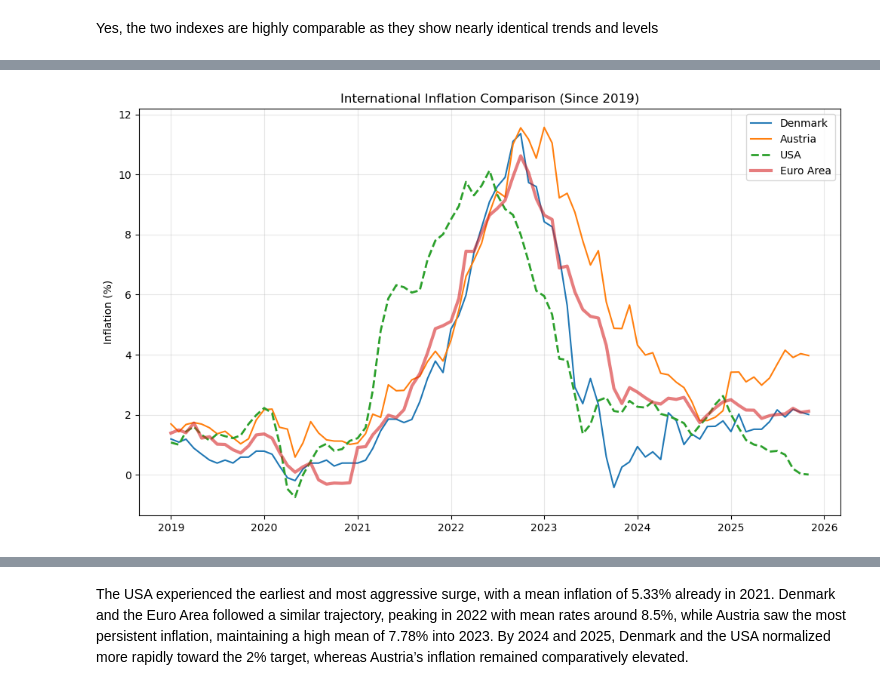
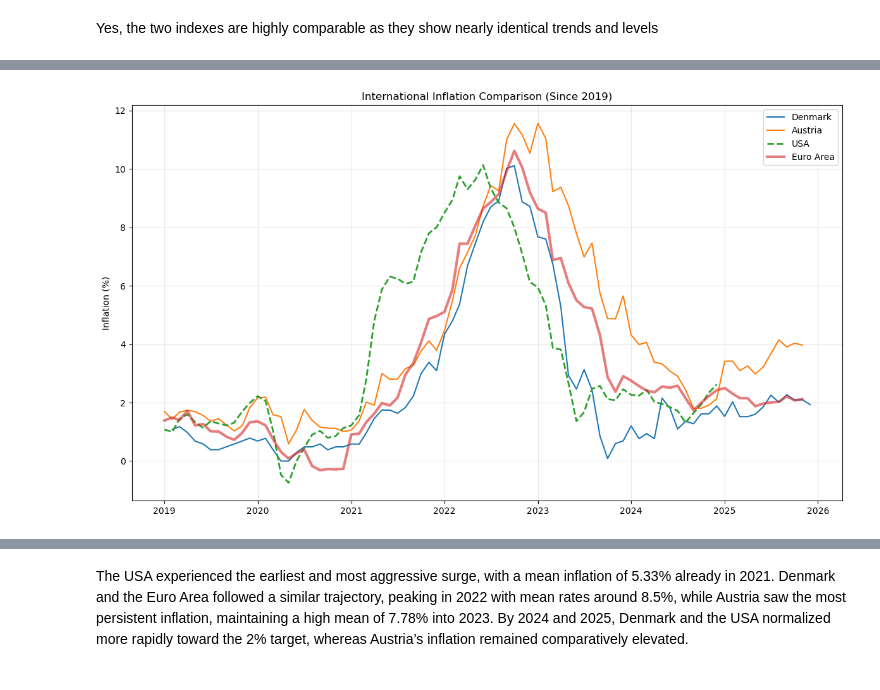
Before and after one commit to spb658/Eksamen-jake-ruben-Chris, a Jupyter notebook: Project__1.ipynb, the cells around one changed output, grey strips where cells are left out. Cells and saved outputs as stored; diff of their text form; code cells hidden in the pictures.

```diff
--- a/Project__1.ipynb
+++ b/Project__1.ipynb
@@ -469,61 +475,89 @@ Step 1: Fetching Danish CPI from Statbank...
 Yes, the two indexes are highly comparable as they show nearly identical trends and levels
 # %%
 # Subsection 2.2 - Compare Inflation Across Countries
-import pandas as pd
-from fredapi import Fred
 
-# 1. Setup - Connect to FRED
-# I load the key again just to be safe
+
+# 1. Load FRED API key
 try:
-    with open('api.txt', 'r') as f:
+    with open("api.txt", "r") as f:
         api_key = f.read().strip()
     fred = Fred(api_key=api_key)
 except:
     print("Error: Could not find api.txt")
     api_key = None
 
+
 if api_key:
-    # 2. Define the countries and their FRED codes
-    # Codes are from the assignment text
+
+
+    # 2. Fetch Danish CPI using DSTAPI
+    print("Fetching Danish CPI from Statistics Denmark...")
+
+    api = DstApi("PRIS113")
+
+    params = {
+        "table": "PRIS113",
+        "format": "BULK",
+        "lang": "da",
+        "variables": [
+            {"code": "TYPE", "values": ["INDEKS"]},
+            {"code": "Tid", "values": [">2018M01"]}
+        ]
+    }
+
+    df_dk = api.get_data(params=params)
+
+    # Prepare Danish data
+    df_dk["Date"] = pd.to_datetime(df_dk["TID"], format="%YM%m")
+    df_dk["Index"] = pd.to_numeric(
+        df_dk["INDHOLD"]
+            .astype(str)
+            .replace("..", pd.NA)
+            .str.replace(",", ".", regex=False),
+        errors="coerce"
+    )
+
+    df_dk = df_dk.sort_values("Date").set_index("Date")
+    dk_inflation = df_dk["Index"].pct_change(12) * 100
+    dk_inflation = dk_inflation[dk_inflation.index >= "2019-01-01"]
+
+
+
+    # 3. Fetch inflation data for other countries from FRED
+    print("Fetching data for other countries from FRED...")
+
     countries = {
-        "Denmark": "CP0000DKM086NEST",
         "Austria": "CP0000ATM086NEST",
         "USA": "CP0000USM086NEST",
         "Euro Area": "CP0000EZ19M086NEST"
     }
 
-    print("Fetching data for all countries...")
+    all_data = {"Denmark": dk_inflation}
 
-    # I will store each series in a dictionary first
-    all_data = {}
     for name, code in countries.items():
         try:
-            # Get the data
             series = fred.get_series(code)
-            all_data[name] = series
+            inflation = series.pct_change(12) * 100
+            inflation = inflation[inflation.index >= "2019-01-01"]
+            all_data[name] = inflation
         except Exception as e:
             print(f"Could not fetch {name}: {e}")
 
-    # 3. Combine into one DataFrame
-    df_all = pd.DataFrame(all_data)
 
-    # 4. Calculate 12-month inflation
-    # Formula: (Price_t - Price_t-12) / Price_t-12 * 100
-    df_inflation = df_all.pct_change(12) * 100
+    # 4. Combine all countries into one DataFrame
+    df_inflation = pd.DataFrame(all_data)
 
-    # Filter for data since 2019
-    df_inflation = df_inflation[df_inflation.index >= "2019-01-01"]
 
     # 5. Plotting
     plt.figure(figsize=(12, 7))
 
-    # Loop through columns to plot each country
     for country in df_inflation.columns:
-        # I make the lines slightly different so they are easy to tell apart
         if country == "USA":
-            plt.plot(df_inflation.index, df_inflation[country], label=country, linewidth=2, linestyle='--')
+            plt.plot(df_inflation.index, df_inflation[country],
+                     label=country, linewidth=2, linestyle="--")
         elif country == "Euro Area":
-            plt.plot(df_inflation.index, df_inflation[country], label=country, linewidth=3, alpha=0.6)
+            plt.plot(df_inflation.index, df_inflation[country],
+                     label=country, linewidth=3, alpha=0.6)
         else:
             plt.plot(df_inflation.index, df_inflation[country], label=country)
 
@@ -531,14 +565,14 @@ if api_key:
     plt.ylabel("Inflation (%)")
     plt.legend()
     plt.grid(True, alpha=0.3)
+    plt.tight_layout()
     plt.show()
 
-    # 6. Summary Statistics (Min, Max, Mean)
+
+
+    # 6. Summary statistics
     print("\n--- Summary Statistics (Min, Max, Mean) by Year ---")
 
-    # Group by year and calculate stats
-    summary = df_inflation.groupby(df_inflation.index.year).agg(['min', 'max', 'mean'])
-
-    # Round to 2 decimals to make it look nice
+    summary = df_inflation.groupby(df_inflation.index.year).agg(["min", "max", "mean"])
     print(summary.round(2))
 # %% [output]
@@ -546,4 +581,4 @@ Fetching data for all countries...
-[figure, old version]
+[figure, new version]
 --- Summary Statistics (Min, Max, Mean) by Year ---
      Denmark              Austria                USA              Euro Area  \
          min    max  mean     min    max  mean   min    max  mean       min
```
Also changed, not shown: parts of 8 cells of this notebook, 1 other file.
